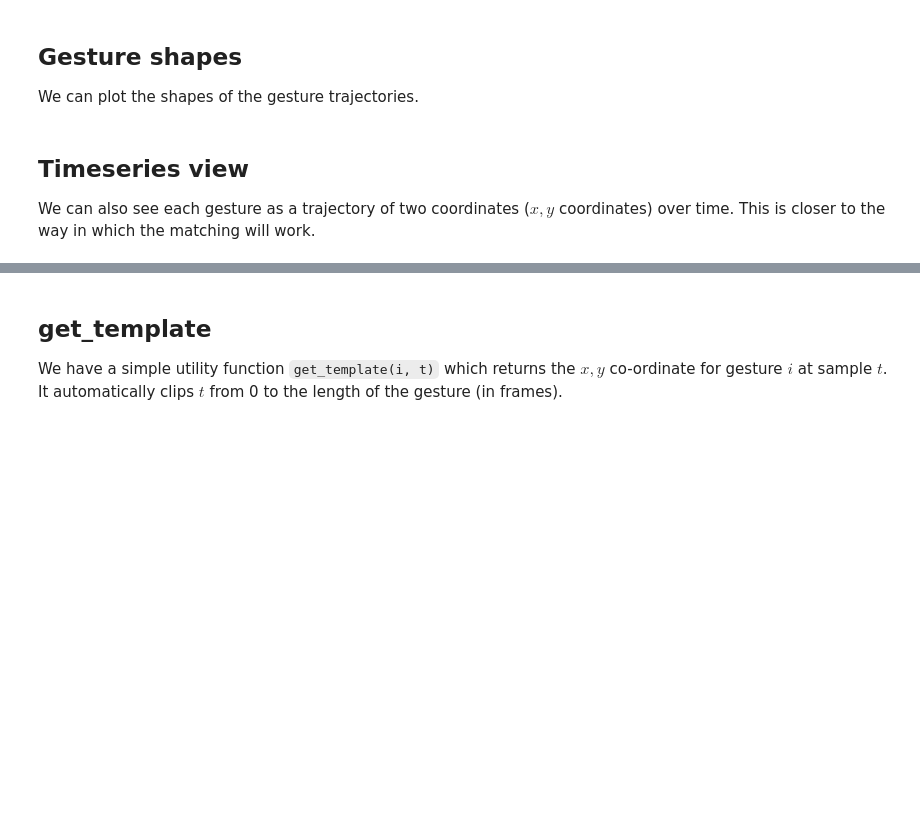
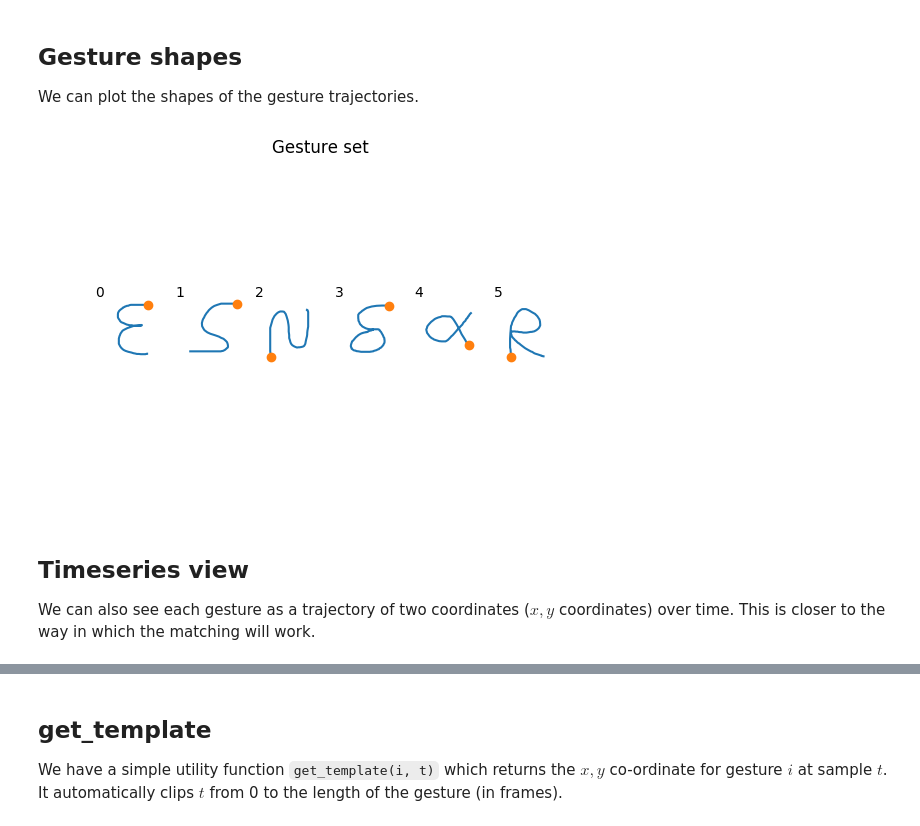
Before and after one commit to johnhw/summerschool2017, a Jupyter notebook: dynamic/particle_gesture.ipynb, the cells around one changed output, grey strips where cells are left out. Saved outputs shown, nothing was run; the diff lists cells and outputs as text; code cells hidden in the pictures; blank space fills up the shorter version.

```diff
--- a/dynamic/particle_gesture.ipynb
+++ b/dynamic/particle_gesture.ipynb
@@ -358,14 +408,24 @@ We can plot the shapes of the gesture trajectories.
 # %%
 n_gestures = g.n_gestures
 for i in range(n_gestures):
-    plt.subplot(1, n_gestures,i+1)
+    # one plot per gesture
+    sub = plt.subplot(1, n_gestures,i+1)
     path = g.gestures[i]
-    plt.plot(path[:,0], -path[:,1])
+    plt.plot(path[:,0], path[:,1])
+    plt.plot(path[0,0], path[0,1], 'o')
+
     plt.text(0,0,"%d"%i)
     plt.axis("off")
     plt.axis("equal")
+
+    plt.xlim(0,280)
+    plt.ylim(0,280)
+    sub.invert_yaxis() # make it appear correctly for screen co-ordinates
+    plt.suptitle("Gesture set")
+# %% [output]
+[figure, added]
 # %% [markdown]
-## Timeseries view
+   ## Timeseries view
 We can also see each gesture as a trajectory of two coordinates ($x,y$ coordinates) over time. This is closer to the way in which the matching will work.
 # %%
 plt.figure()
```
Also changed, not shown: parts of 28 cells of this notebook.
